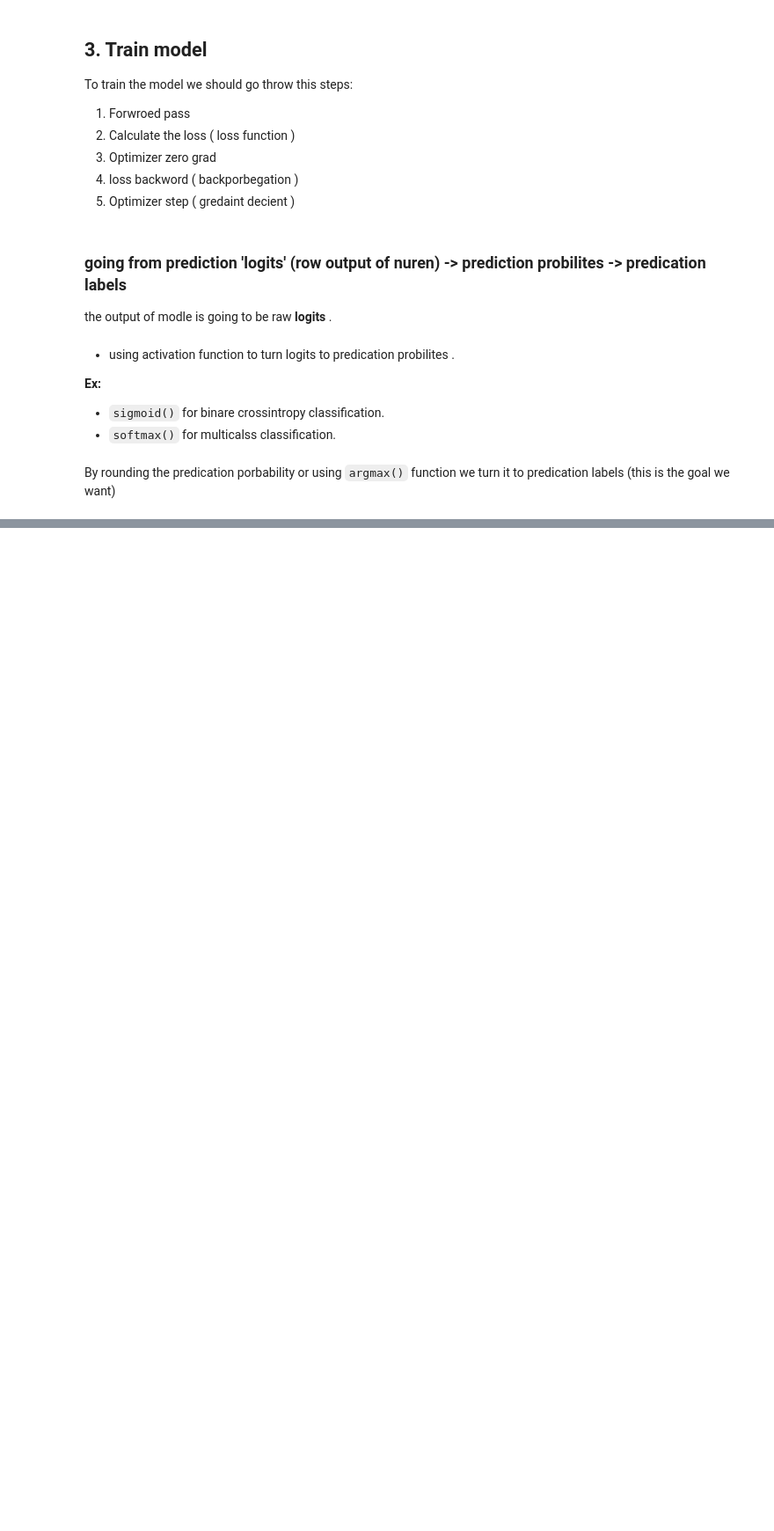
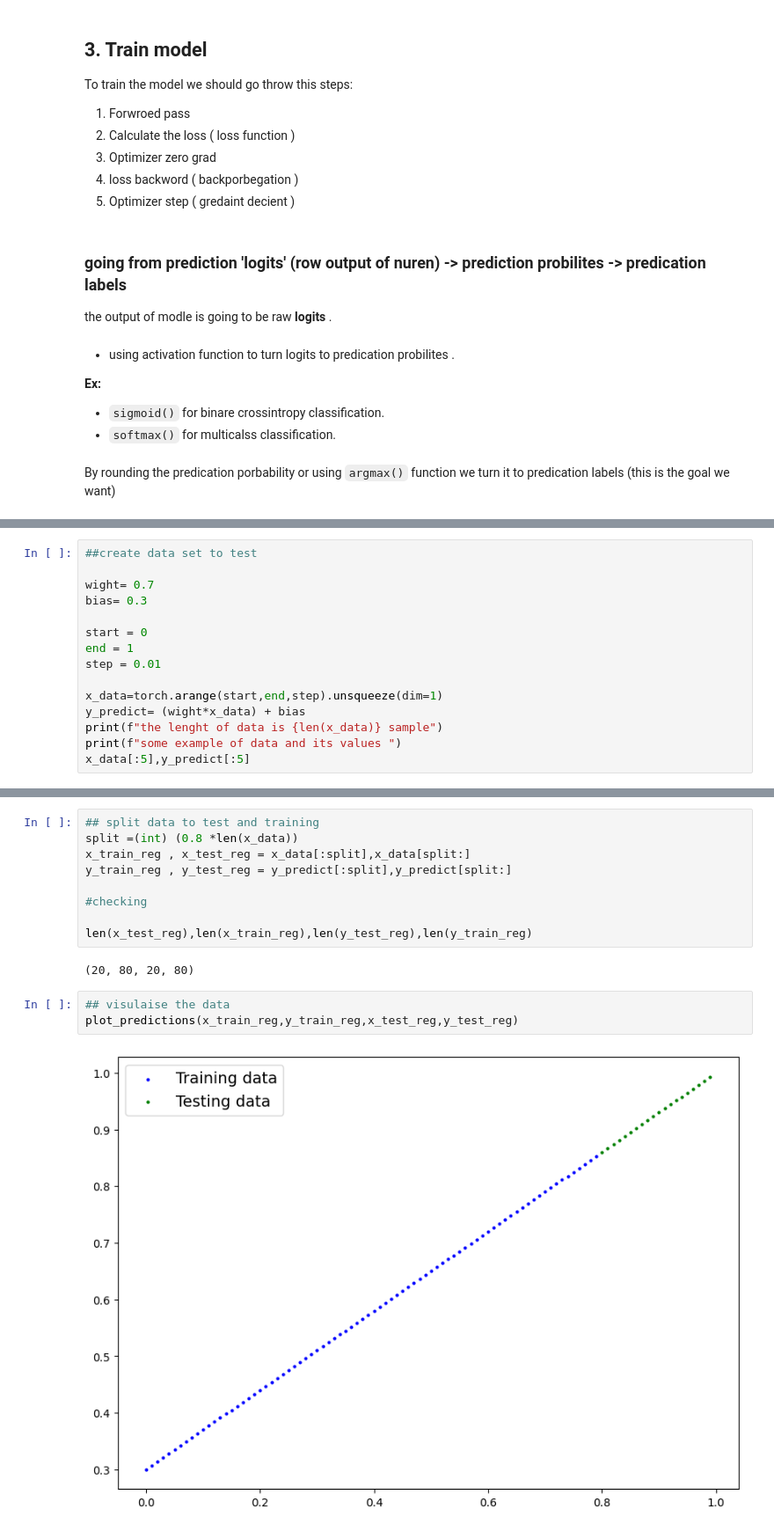
Before and after one commit to MD2001/Pytorch_Bignnier, a Jupyter notebook: 02_pytorch_classification.ipynb, the cells around one changed output, grey strips where cells are left out. Shown at 88% size. Drawn from its saved outputs; the diff is of its cells as text; blank space fills up the shorter version.

```diff
--- a/02_pytorch_classification.ipynb
+++ b/02_pytorch_classification.ipynb
@@ -321,0 +374,15 @@ Epoch: 900 | Loss: 0.69266 , Acc: 57.63% | Testloss: 0.69735 , Testacc 48.33%
+# %%
+##create data set to test
+
+wight= 0.7
+bias= 0.3
+
+start = 0
+end = 1
+step = 0.01
+
+x_data=torch.arange(start,end,step).unsqueeze(dim=1)
+y_predict= (wight*x_data) + bias
+print(f"the lenght of data is {len(x_data)} sample")
+print(f"some example of data and its values ")
+x_data[:5],y_predict[:5]
@@ -321,0 +402,16 @@ Epoch: 900 | Loss: 0.69266 , Acc: 57.63% | Testloss: 0.69735 , Testacc 48.33%
+# %%
+## split data to test and training
+split =(int) (0.8 *len(x_data))
+x_train_reg , x_test_reg = x_data[:split],x_data[split:]
+y_train_reg , y_test_reg = y_predict[:split],y_predict[split:]
+
+#checking
+
+len(x_test_reg),len(x_train_reg),len(y_test_reg),len(y_train_reg)
+# %% [output]
+(20, 80, 20, 80)
+# %%
+## visulaise the data
+plot_predictions(x_train_reg,y_train_reg,x_test_reg,y_test_reg)
+# %% [output]
+[figure, added]
```
Also changed, not shown: parts of 22 cells of this notebook.
